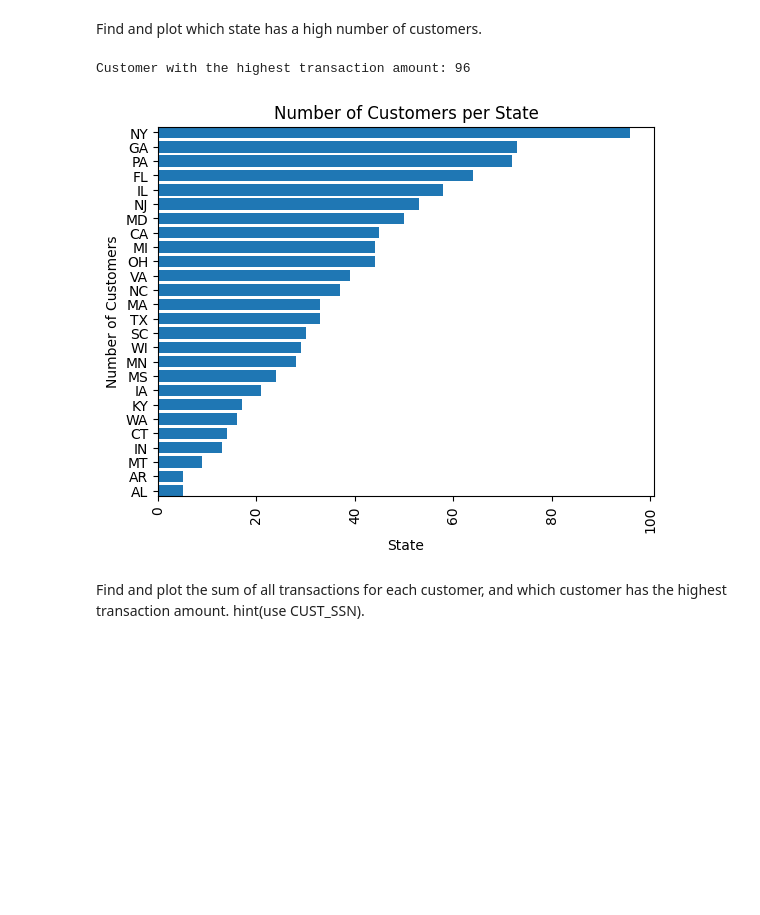
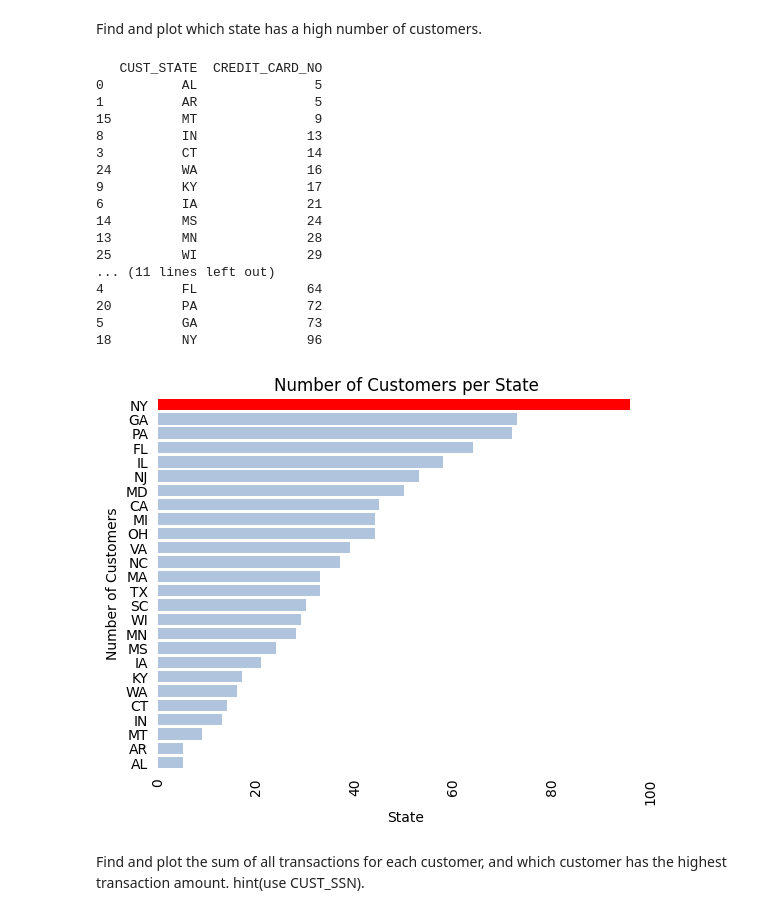
Before and after one commit to MayaCampbell/Data-Transformation-and-Python-Based-User-Menu-Developement-Project, a Jupyter notebook: credit_card.ipynb, the cells around one changed output. Cells and saved outputs as stored; diff of their text form; code cells hidden in the pictures; blank space fills up the shorter version.

```diff
--- a/credit_card.ipynb
+++ b/credit_card.ipynb
@@ -724,22 +729,53 @@ Customer with the highest transaction amount: 6861
 # %% [markdown]
 Find and plot which state has a high number of customers.
 # %%
-customer_count= df_cust.groupby('CUST_STATE')['FIRST_NAME'].count().reset_index()
+customer_count= df_cust.groupby('CUST_STATE')['CREDIT_CARD_NO'].count().reset_index()
 #print(customer_count)
-customer_count=customer_count.sort_values('FIRST_NAME').reset_index()
-#print(customer_count)
-print(f"Customer with the highest transaction amount: {customer_count.iloc[25]['FIRST_NAME']}")
+customer_count=customer_count.sort_values('CREDIT_CARD_NO')
+print(customer_count)
 
-plt.barh(customer_count['CUST_STATE'], customer_count['FIRST_NAME'])
+#highlight branch with the highest transaction sum
+colors=[]
+for b in customer_count['CUST_STATE']:
+    if customer_count['CUST_STATE'][18] ==b :
+        colors.append('red')
+    else:
+        colors.append('lightsteelblue')
+
+plt.barh(customer_count['CUST_STATE'], customer_count['CREDIT_CARD_NO'], color=colors)
+#get axis
+ax=plt.gca()
+#turn off spines
+ax.set_frame_on(False)
+plt.tick_params(bottom = False, left= False)
 plt.xticks(rotation=90)
 plt.xlabel('State')
 plt.ylabel('Number of Customers')
 plt.title('Number of Customers per State')
 plt.margins(y=0) #remove white space
+
+
+
 plt.show()
 # %% [output]
-Customer with the highest transaction amount: 96
+   CUST_STATE  CREDIT_CARD_NO
+0          AL               5
+1          AR               5
+15         MT               9
+8          IN              13
+3          CT              14
+24         WA              16
+9          KY              17
+6          IA              21
+14         MS              24
+13         MN              28
+25         WI              29
+... (11 lines left out)
+4          FL              64
+20         PA              72
+5          GA              73
+18         NY              96
-[figure, old version]
+[figure, new version]
 # %% [markdown]
 Find and plot the sum of all transactions for each customer, and which customer has the highest transaction amount.
 hint(use CUST_SSN).
```
Also changed, not shown: parts of 10 cells of this notebook.
